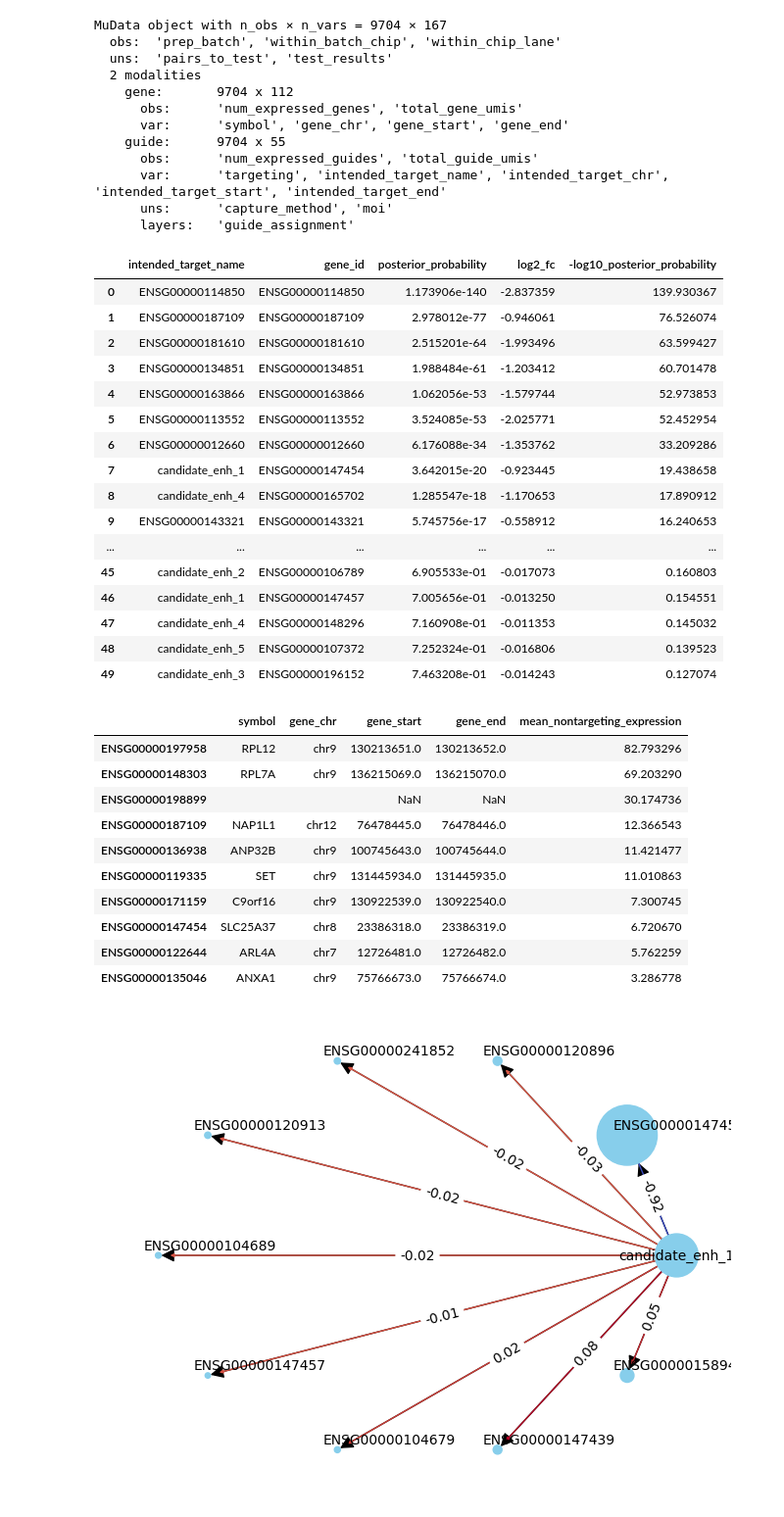
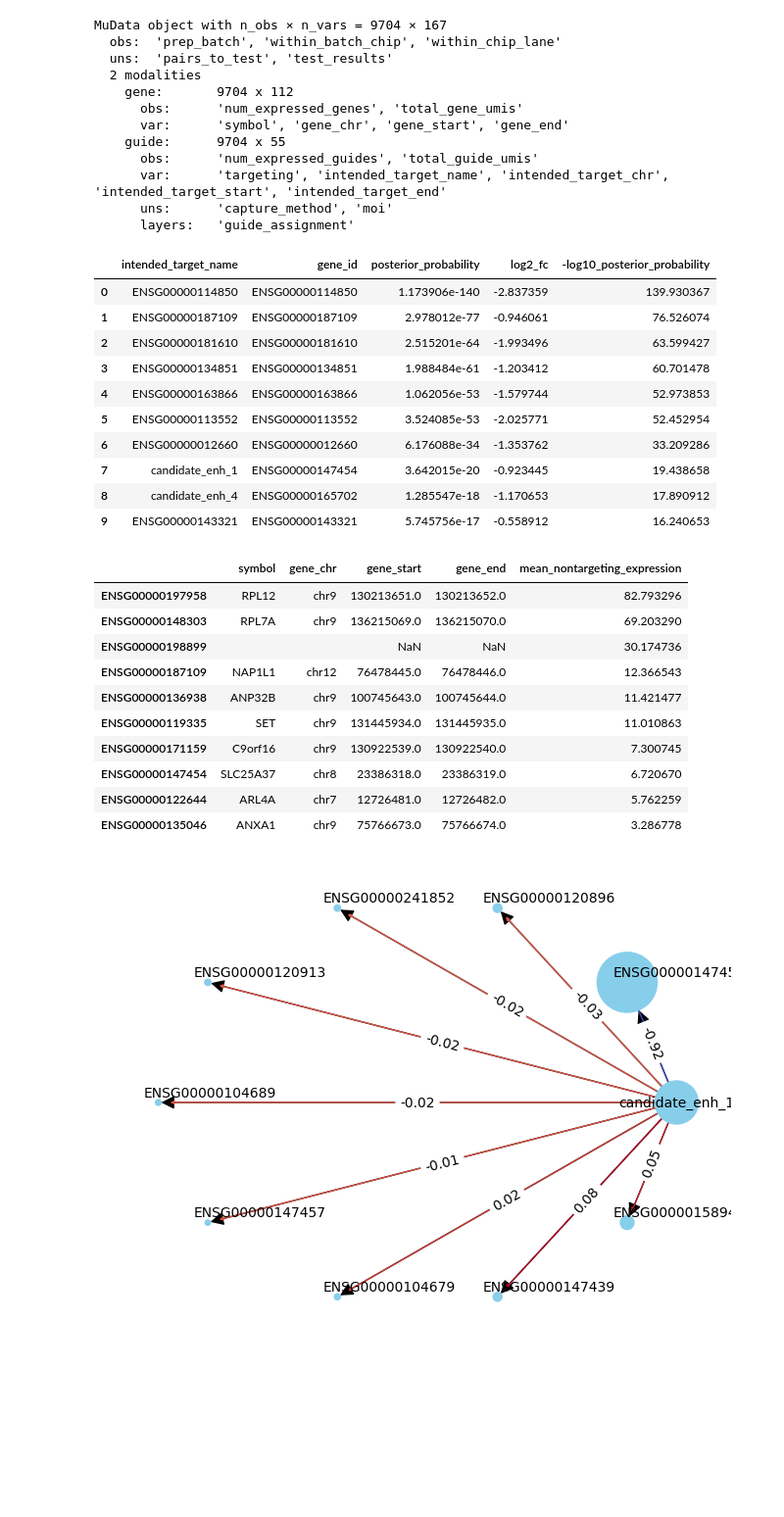
Before and after one commit to IGVF-CRISPR/CRISPR-JAMBOREE, a Jupyter notebook: single-cell/evaluation/network.ipynb, the cells around one changed output. Shown at 98% size. Cells and saved outputs as stored; diff of their text form; code cells hidden in the pictures; blank space fills up the shorter version.

```diff
--- a/single-cell/evaluation/network.ipynb
+++ b/single-cell/evaluation/network.ipynb
@@ -32,25 +32,19 @@ MuData object with n_obs × n_vars = 9704 × 167
 # %%
 results_df = mdata.uns["test_results"]
 results_df["-log10_posterior_probability"] = -np.log10(results_df["posterior_probability"])
-results_df.iloc[:50]
+results_df.iloc[:10]
 # %% [output]
 |  | intended_target_name | gene_id | posterior_probability | log2_fc | -log10_posterior_probability |
 | 0 | ENSG00000114850 | ENSG00000114850 | 1.173906e-140 | -2.837359 | 139.930367 |
 | 1 | ENSG00000187109 | ENSG00000187109 | 2.978012e-77 | -0.946061 | 76.526074 |
 | 2 | ENSG00000181610 | ENSG00000181610 | 2.515201e-64 | -1.993496 | 63.599427 |
 | 3 | ENSG00000134851 | ENSG00000134851 | 1.988484e-61 | -1.203412 | 60.701478 |
 | 4 | ENSG00000163866 | ENSG00000163866 | 1.062056e-53 | -1.579744 | 52.973853 |
 | 5 | ENSG00000113552 | ENSG00000113552 | 3.524085e-53 | -2.025771 | 52.452954 |
 | 6 | ENSG00000012660 | ENSG00000012660 | 6.176088e-34 | -1.353762 | 33.209286 |
 | 7 | candidate_enh_1 | ENSG00000147454 | 3.642015e-20 | -0.923445 | 19.438658 |
 | 8 | candidate_enh_4 | ENSG00000165702 | 1.285547e-18 | -1.170653 | 17.890912 |
 | 9 | ENSG00000143321 | ENSG00000143321 | 5.745756e-17 | -0.558912 | 16.240653 |
-| ... | ... | ... | ... | ... | ... |
-| 45 | candidate_enh_2 | ENSG00000106789 | 6.905533e-01 | -0.017073 | 0.160803 |
-| 46 | candidate_enh_1 | ENSG00000147457 | 7.005656e-01 | -0.013250 | 0.154551 |
-| 47 | candidate_enh_4 | ENSG00000148296 | 7.160908e-01 | -0.011353 | 0.145032 |
-| 48 | candidate_enh_5 | ENSG00000107372 | 7.252324e-01 | -0.016806 | 0.139523 |
-| 49 | candidate_enh_3 | ENSG00000196152 | 7.463208e-01 | -0.014243 | 0.127074 |
 # %%
 # Turn into a function
 def add_nontargeting_gene_exp_col(
@@ -77,20 +71,19 @@ def add_nontargeting_gene_exp_col(
     mdata.mod["gene"].var["mean_nontargeting_expression"] = gene_expression
 # %%
 add_nontargeting_gene_exp_col(mdata)
+mdata.mod["gene"].var.sort_values("mean_nontargeting_expression", ascending=False).head(10)
+# %% [output]
+|  | symbol | gene_chr | gene_start | gene_end | mean_nontargeting_expression |
+| ENSG00000197958 | RPL12 | chr9 | 130213651.0 | 130213652.0 | 82.793296 |
+| ENSG00000148303 | RPL7A | chr9 | 136215069.0 | 136215070.0 | 69.203290 |
+| ENSG00000198899 |  |  | NaN | NaN | 30.174736 |
+| ENSG00000187109 | NAP1L1 | chr12 | 76478445.0 | 76478446.0 | 12.366543 |
+| ENSG00000136938 | ANP32B | chr9 | 100745643.0 | 100745644.0 | 11.421477 |
+| ENSG00000119335 | SET | chr9 | 131445934.0 | 131445935.0 | 11.010863 |
+| ENSG00000171159 | C9orf16 | chr9 | 130922539.0 | 130922540.0 | 7.300745 |
+| ENSG00000147454 | SLC25A37 | chr8 | 23386318.0 | 23386319.0 | 6.720670 |
+| ENSG00000122644 | ARL4A | chr7 | 12726481.0 | 12726482.0 | 5.762259 |
+| ENSG00000135046 | ANXA1 | chr9 | 75766673.0 | 75766674.0 | 3.286778 |
-# %%
-mdata.mod["gene"].var.sort_values("mean_nontargeting_expression", ascending=False).head(10)
-# %% [output]
-|  | symbol | gene_chr | gene_start | gene_end | mean_nontargeting_expression |
-| ENSG00000197958 | RPL12 | chr9 | 130213651.0 | 130213652.0 | 82.793296 |
-| ENSG00000148303 | RPL7A | chr9 | 136215069.0 | 136215070.0 | 69.203290 |
-| ENSG00000198899 |  |  | NaN | NaN | 30.174736 |
-| ENSG00000187109 | NAP1L1 | chr12 | 76478445.0 | 76478446.0 | 12.366543 |
-| ENSG00000136938 | ANP32B | chr9 | 100745643.0 | 100745644.0 | 11.421477 |
-| ENSG00000119335 | SET | chr9 | 131445934.0 | 131445935.0 | 11.010863 |
-| ENSG00000171159 | C9orf16 | chr9 | 130922539.0 | 130922540.0 | 7.300745 |
-| ENSG00000147454 | SLC25A37 | chr8 | 23386318.0 | 23386319.0 | 6.720670 |
-| ENSG00000122644 | ARL4A | chr7 | 12726481.0 | 12726482.0 | 5.762259 |
-| ENSG00000135046 | ANXA1 | chr9 | 75766673.0 | 75766674.0 | 3.286778 |
 # %%
 def plot_network(
     mdata: MuData,
```
Also changed, not shown: parts of 3 cells of this notebook.
